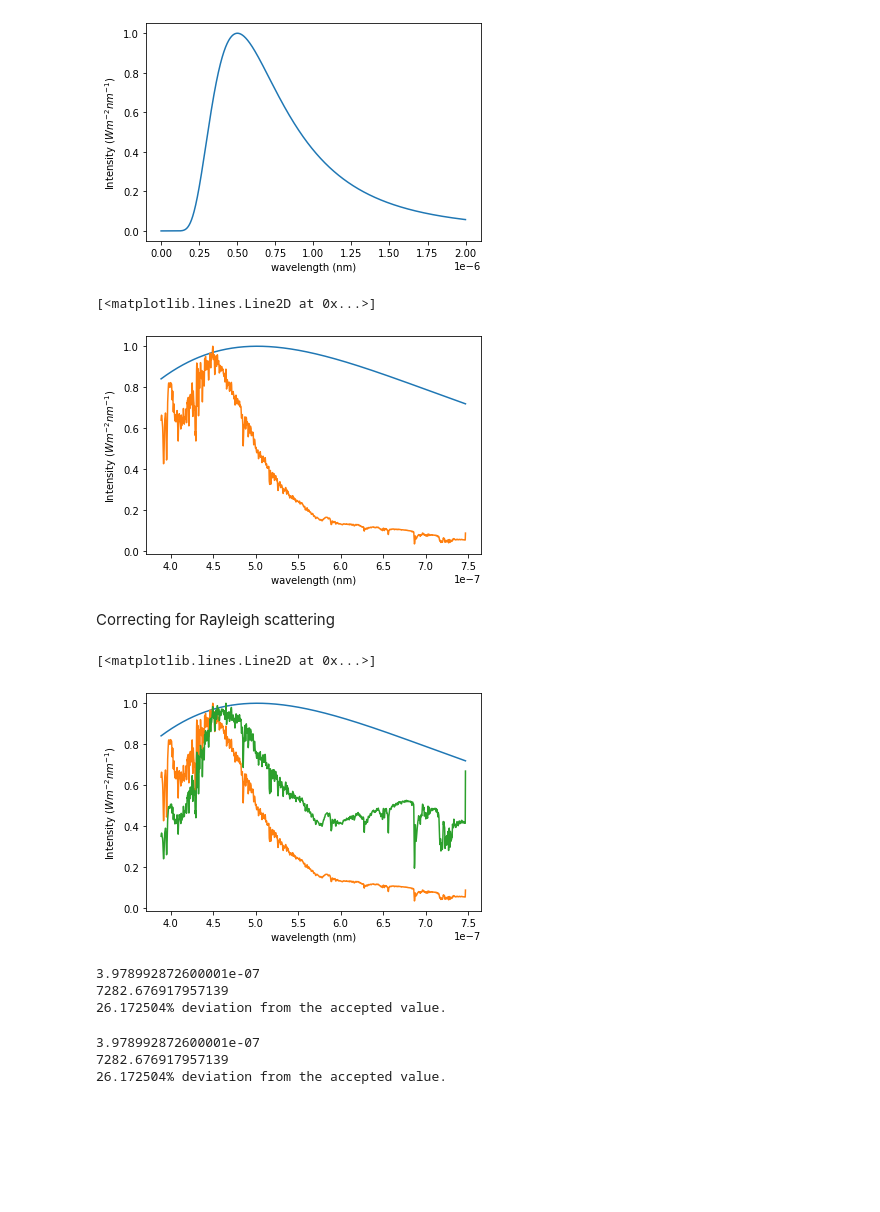
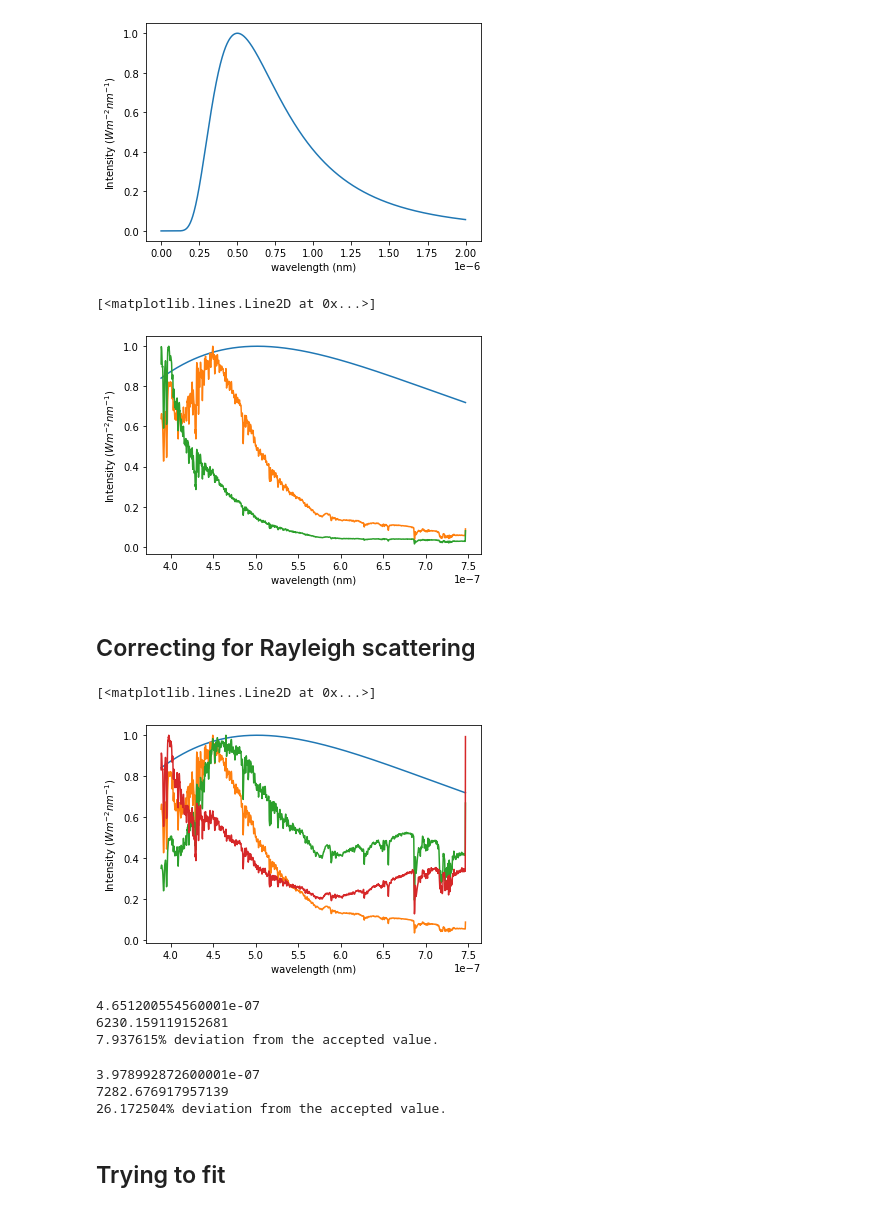
Before and after one commit to Yousousen/solar_physics, a Jupyter notebook: scripts/spectrum.ipynb, the cells around one changed output. Drawn from its saved outputs; the diff is of its cells as text; code cells hidden in the pictures; blank space fills up the shorter version.

```diff
--- a/scripts/spectrum.ipynb
+++ b/scripts/spectrum.ipynb
@@ -525,6 +528,8 @@ plt.plot( wavelengths, spectrum * rel_coeff / np.max(spectrum * rel_coeff) )
 # %% [output]
 [<matplotlib.lines.Line2D at 0x...>]
 [figure]
+# %%
+spectrum_8dec_with_coeff = spectrum_8dec * rel_coeff
 # %%
 plt.xlabel("wavelength")
 plt.ylabel("Relative intensity")
@@ -568,24 +573,34 @@ plt.xlabel("wavelength (nm)")
 plt.ylabel("Intensity ($W m^{-2} nm^{-1}$)")
 plt.plot( wavelengths, I_planck_sun / I_max_sun)
 plt.plot( wavelengths, spectrum_8dec / np.max(spectrum_8dec))
+plt.plot( wavelengths, spectrum_8dec_with_coeff / np.max(spectrum_8dec_with_coeff))
 # %% [output]
 [<matplotlib.lines.Line2D at 0x...>]
-[figure, old version]
+[figure, new version]
 # %% [markdown]
-Correcting for Rayleigh scattering
+## Correcting for Rayleigh scattering
 # %%
 #rayleigh_spectrum = relative_rayleigh_correction(wavelengths, spectrum_8dec)
 rayleigh_spectrum = [ I * wvlen**4 for wvlen, I in zip(wavelengths, spectrum_8dec) ]
+rayleigh_spectrum_with_coeff = [ I * wvlen**4 for wvlen, I in zip(wavelengths, spectrum_8dec_with_coeff) ]
 # %%
 
 plt.xlabel("wavelength (nm)")
 plt.ylabel("Intensity ($W m^{-2} nm^{-1}$)")
 plt.plot( wavelengths, I_planck_sun / I_max_sun)
 plt.plot( wavelengths, spectrum_8dec / np.max(spectrum_8dec))
 plt.plot( wavelengths, rayleigh_spectrum / np.max(rayleigh_spectrum))
-#plt.plot( wavelengths,  rayleigh_spectrum / np.max(rayleigh_spectrum))
+plt.plot( wavelengths, rayleigh_spectrum_with_coeff / np.max(rayleigh_spectrum_with_coeff))
 # %% [output]
 [<matplotlib.lines.Line2D at 0x...>]
-[figure, old version]
+[figure, new version]
+# %%
+print(wavelength_peak := get_peak_wavelength(wavelengths, rayleigh_spectrum))
+print(T_eff := get_effective_temperature(wavelength_peak))
+print("%f%% deviation from the accepted value." % float( ( T_eff / T_accepted ) * 100 - 100) )
+# %% [output]
+4.651200554560001e-07
+6230.159119152681
+7.937615% deviation from the accepted value.
 # %%
 
@@ -596,12 +611,5 @@ print("%f%% deviation from the accepted value." % float( ( T_eff / T_accepted )
 3.978992872600001e-07
 7282.676917957139
 26.172504% deviation from the accepted value.
-# %%
-
-print(wavelength_peak := get_peak_wavelength(wavelengths, rayleigh_spectrum * rel_coeff))
-print(T_eff := get_effective_temperature(wavelength_peak))
-print("%f%% deviation from the accepted value." % float( ( T_eff / T_accepted ) * 100 - 100) )
-# %% [output]
-3.978992872600001e-07
-7282.676917957139
-26.172504% deviation from the accepted value.
+# %% [markdown]
+## Trying to fit
```
Also changed, not shown: parts of 12 cells of this notebook.
